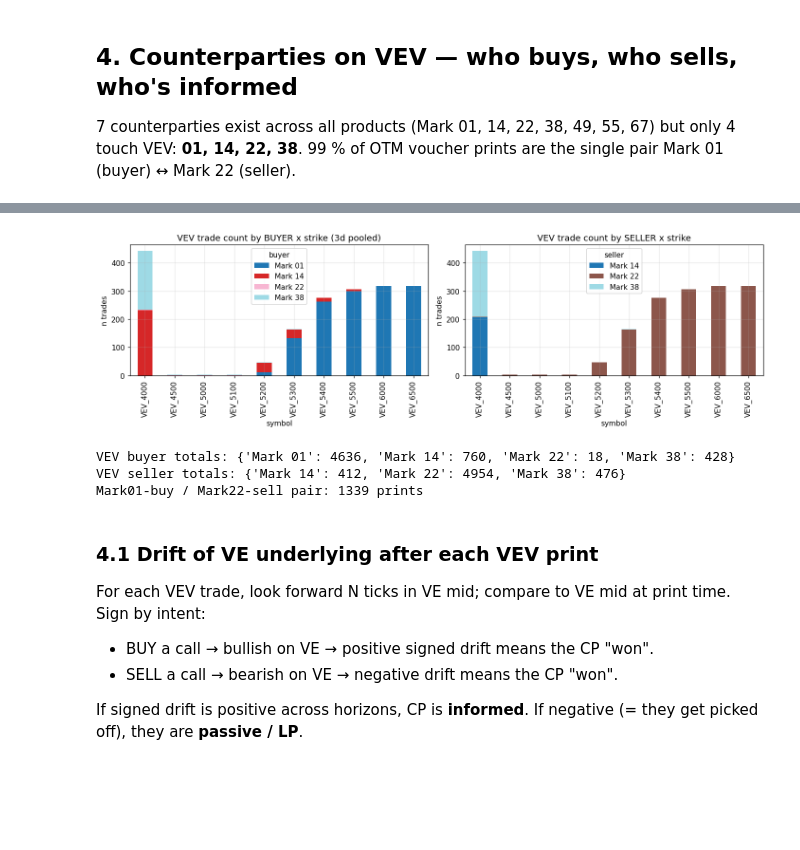
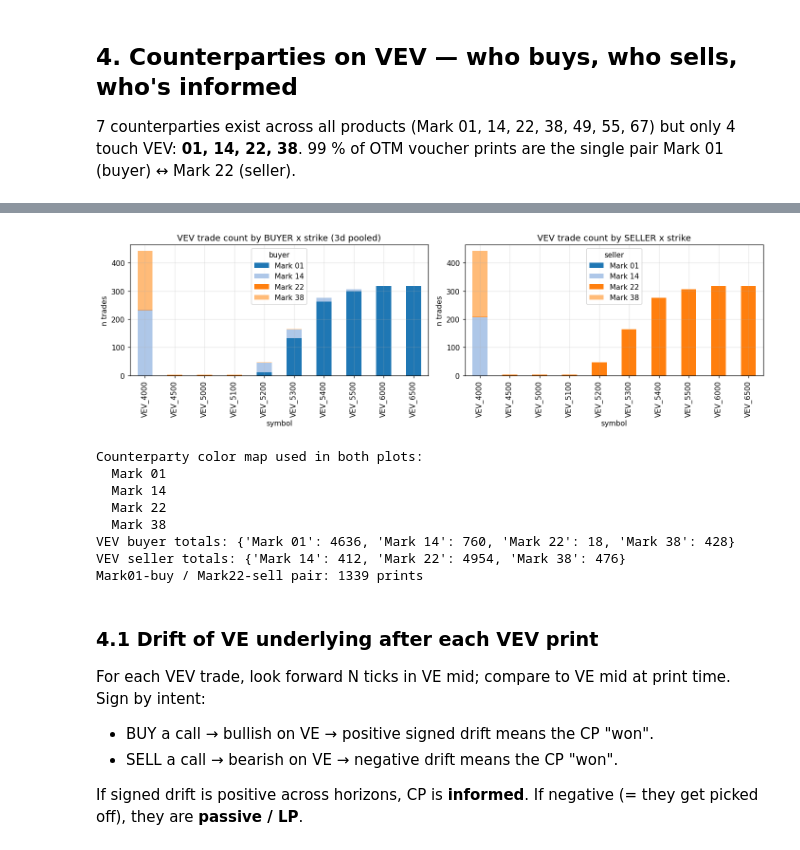
Before and after one commit to fogatogl/imc_trading, a Jupyter notebook: round4/research_options.ipynb, the cells around one changed output, grey strips where cells are left out. Cells and saved outputs as stored; diff of their text form; code cells hidden in the pictures; blank space fills up the shorter version.

```diff
--- a/round4/research_options.ipynb
+++ b/round4/research_options.ipynb
@@ -171,26 +252,44 @@ Tradeable universe (spread <= 3 AND trades > 30): [5200, 5300, 5400, 5500, 6000,
 # %%
 TVEV = T[T['symbol'].str.startswith('VEV_')].copy()
 
 # Buyer x strike
 buy_cross = pd.crosstab(TVEV['symbol'], TVEV['buyer'])
 sell_cross = pd.crosstab(TVEV['symbol'], TVEV['seller'])
 
+# Use one consistent counterparty->color mapping across both bar plots
+cp_ids = sorted(set(buy_cross.columns) | set(sell_cross.columns))
+buy_cross = buy_cross.reindex(columns=cp_ids, fill_value=0)
+sell_cross = sell_cross.reindex(columns=cp_ids, fill_value=0)
+
+cmap = plt.get_cmap('tab20')
+cp_colors = {cp: cmap(i % cmap.N) for i, cp in enumerate(cp_ids)}
+color_list = [cp_colors[cp] for cp in cp_ids]
+
 fig, axes = plt.subplots(1, 2, figsize=(13, 4))
-buy_cross.plot.bar(stacked=True, ax=axes[0], colormap='tab20')
+buy_cross.plot.bar(stacked=True, ax=axes[0], color=color_list)
 axes[0].set_title('VEV trade count by BUYER x strike (3d pooled)')
 axes[0].set_xlabel('symbol'); axes[0].set_ylabel('n trades')
 
-sell_cross.plot.bar(stacked=True, ax=axes[1], colormap='tab20')
+sell_cross.plot.bar(stacked=True, ax=axes[1], color=color_list)
 axes[1].set_title('VEV trade count by SELLER x strike')
 axes[1].set_xlabel('symbol'); axes[1].set_ylabel('n trades')
 
 plt.tight_layout(); plt.show()
 
+print('Counterparty color map used in both plots:')
+for cp in cp_ids:
+    print(f'  {cp}')
+
 print('VEV buyer totals:', TVEV.groupby('buyer')['quantity'].sum().to_dict())
 print('VEV seller totals:', TVEV.groupby('seller')['quantity'].sum().to_dict())
 print('Mark01-buy / Mark22-sell pair:', ((TVEV['buyer']=='Mark 01') & (TVEV['seller']=='Mark 22')).sum(), 'prints')
 # %% [output]
-[figure, old version]
+[figure, new version]
+Counterparty color map used in both plots:
+  Mark 01
+  Mark 14
+  Mark 22
+  Mark 38
 VEV buyer totals: {'Mark 01': 4636, 'Mark 14': 760, 'Mark 22': 18, 'Mark 38': 428}
 VEV seller totals: {'Mark 14': 412, 'Mark 22': 4954, 'Mark 38': 476}
 Mark01-buy / Mark22-sell pair: 1339 prints
```
Also changed, not shown: parts of 1 cell of this notebook, 10 other files.
